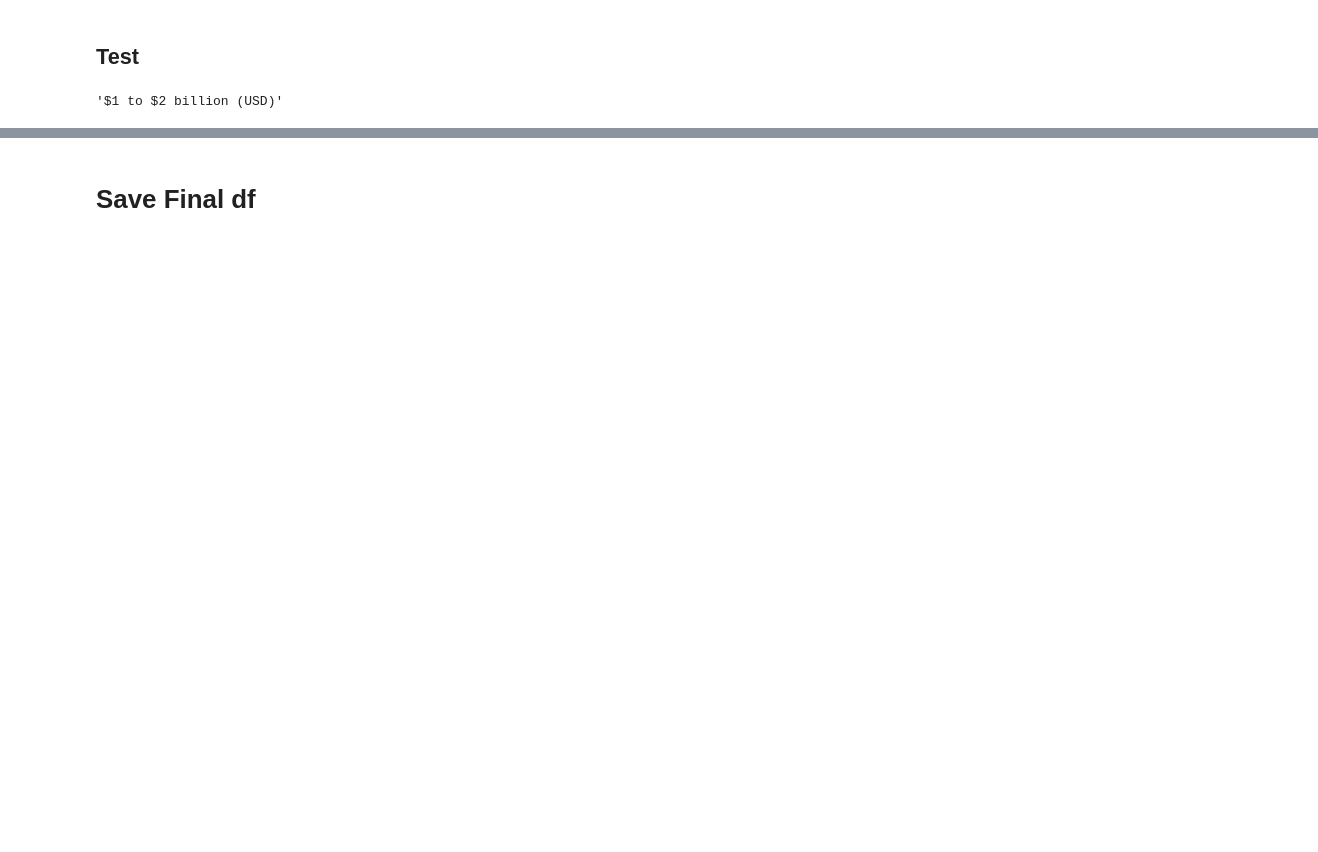
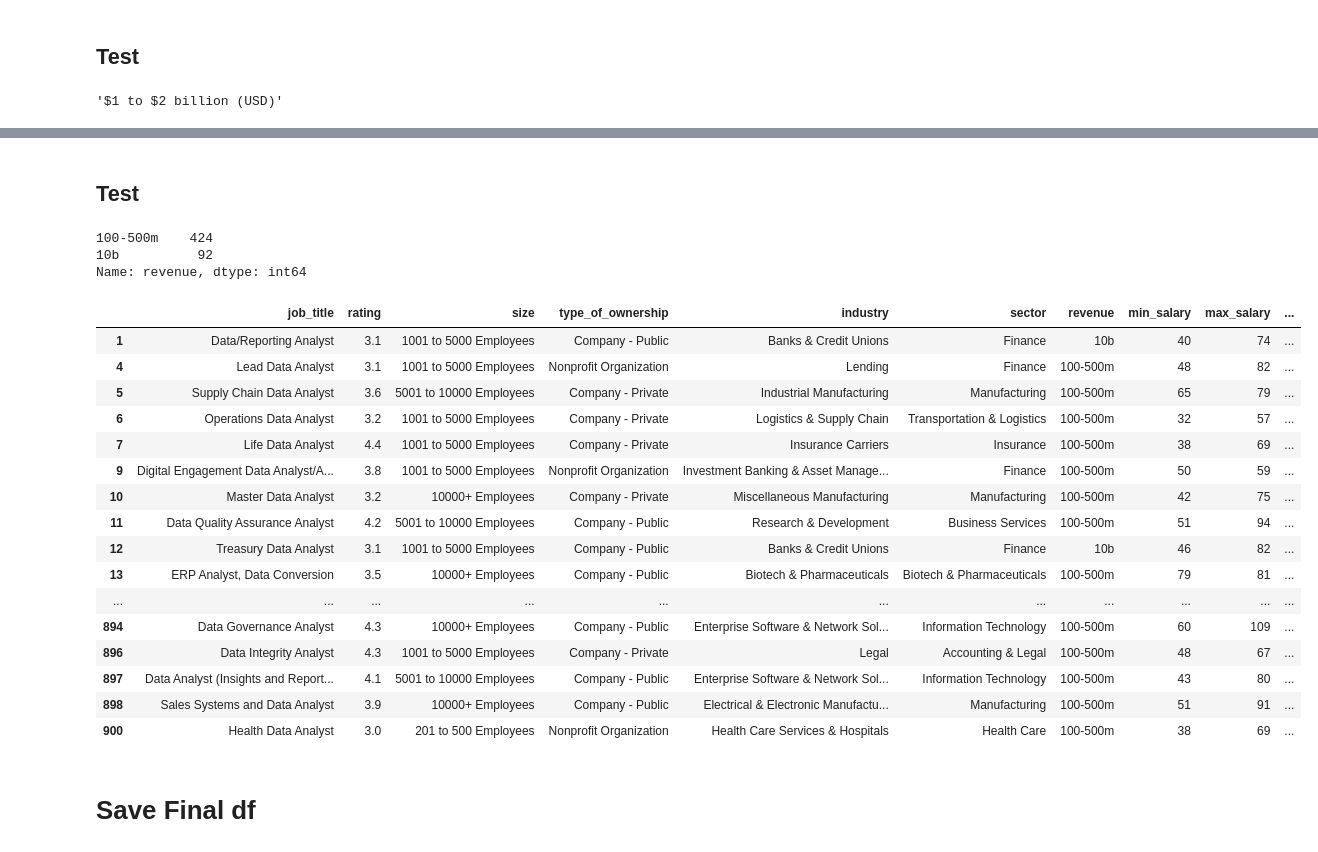
Before and after one commit to Doumham-Armah/da_salary_proj, a Jupyter notebook: Data_Cleaning.ipynb, the cells around one changed output, grey strips where cells are left out. Saved outputs shown, nothing was run; the diff lists cells and outputs as text; code cells hidden in the pictures; blank space fills up the shorter version.

Commit message:
cleaned revenue column

```diff
--- a/Data_Cleaning.ipynb
+++ b/Data_Cleaning.ipynb
@@ -601,0 +606,2 @@ df.iloc[4,6]
+# %%
+df['revenue'] = df['revenue'].astype(str)
@@ -602,3 +625,61 @@ df.iloc[4,6]
+# %%
+def clean_revenue(title):
+        if '$10+ billion (USD)' in title:
+            return '10b'
+        elif '$100 to $500 million (USD)' in title:
+            return '100-500m'
+        elif '$2 to $5 billion (USD)' in title:
+            return '2-5b'
+        elif '$1 to $2 billion (USD)':
+            return '1-2b'
+        elif '$5 to $10 billion (USD)':
+            return '5-10m'
+        elif '$500 million to $1 billion (USD)':
+            return '500m-1b'
+        elif '$25 to $50 million (USD)':
+            return '25-50m'
+        elif '$50 to $100 million (USD)':
+            return '50-100m'
+        elif '$10 to $25 million (USD)':
+            return '10-25m'
+        elif '$1 to $5 million (USD)':
+            return '1-5m'
+        elif '$5 to $10 million (USD)':
+            return '5-10m'
+        elif 'Less than $1 million (USD)':
+            return '<1m'
+        else:
+            return np.nan
+# %%
+df.revenue = df.revenue.apply(clean_revenue)
+# %% [markdown]
+## Test
+# %%
+df.revenue.value_counts()
+# %% [output]
+100-500m    424
+10b          92
+Name: revenue, dtype: int64
+# %%
+df
+# %% [output]
+|  | job_title | rating | size | type_of_ownership | industry | sector | revenue | min_salary | max_salary | ... |
+| 1 | Data/Reporting Analyst | 3.1 | 1001 to 5000 Employees | Company - Public | Banks & Credit Unions | Finance | 10b | 40 | 74 | ... |
+| 4 | Lead Data Analyst | 3.1 | 1001 to 5000 Employees | Nonprofit Organization | Lending | Finance | 100-500m | 48 | 82 | ... |
+| 5 | Supply Chain Data Analyst | 3.6 | 5001 to 10000 Employees | Company - Private | Industrial Manufacturing | Manufacturing | 100-500m | 65 | 79 | ... |
+| 6 | Operations Data Analyst | 3.2 | 1001 to 5000 Employees | Company - Private | Logistics & Supply Chain | Transportation & Logistics | 100-500m | 32 | 57 | ... |
+| 7 | Life Data Analyst | 4.4 | 1001 to 5000 Employees | Company - Private | Insurance Carriers | Insurance | 100-500m | 38 | 69 | ... |
+| 9 | Digital Engagement Data Analyst/A... | 3.8 | 1001 to 5000 Employees | Nonprofit Organization | Investment Banking & Asset Manage... | Finance | 100-500m | 50 | 59 | ... |
+| 10 | Master Data Analyst | 3.2 | 10000+ Employees | Company - Private | Miscellaneous Manufacturing | Manufacturing | 100-500m | 42 | 75 | ... |
+| 11 | Data Quality Assurance Analyst | 4.2 | 5001 to 10000 Employees | Company - Public | Research & Development | Business Services | 100-500m | 51 | 94 | ... |
+| 12 | Treasury Data Analyst | 3.1 | 1001 to 5000 Employees | Company - Public | Banks & Credit Unions | Finance | 10b | 46 | 82 | ... |
+| 13 | ERP Analyst, Data Conversion | 3.5 | 10000+ Employees | Company - Public | Biotech & Pharmaceuticals | Biotech & Pharmaceuticals | 100-500m | 79 | 81 | ... |
+| ... | ... | ... | ... | ... | ... | ... | ... | ... | ... | ... |
+| 894 | Data Governance Analyst | 4.3 | 10000+ Employees | Company - Public | Enterprise Software & Network Sol... | Information Technology | 100-500m | 60 | 109 | ... |
+| 896 | Data Integrity Analyst | 4.3 | 1001 to 5000 Employees | Company - Private | Legal | Accounting & Legal | 100-500m | 48 | 67 | ... |
+| 897 | Data Analyst (Insights and Report... | 4.1 | 5001 to 10000 Employees | Company - Public | Enterprise Software & Network Sol... | Information Technology | 100-500m | 43 | 80 | ... |
+| 898 | Sales Systems and Data Analyst | 3.9 | 10000+ Employees | Company - Public | Electrical & Electronic Manufactu... | Manufacturing | 100-500m | 51 | 91 | ... |
+| 900 | Health Data Analyst | 3.0 | 201 to 500 Employees | Nonprofit Organization | Health Care Services & Hospitals | Health Care | 100-500m | 38 | 69 | ... |
 # %% [markdown]
 # Save Final df
 # %%
```
Also changed, not shown: parts of 3 cells of this notebook.
